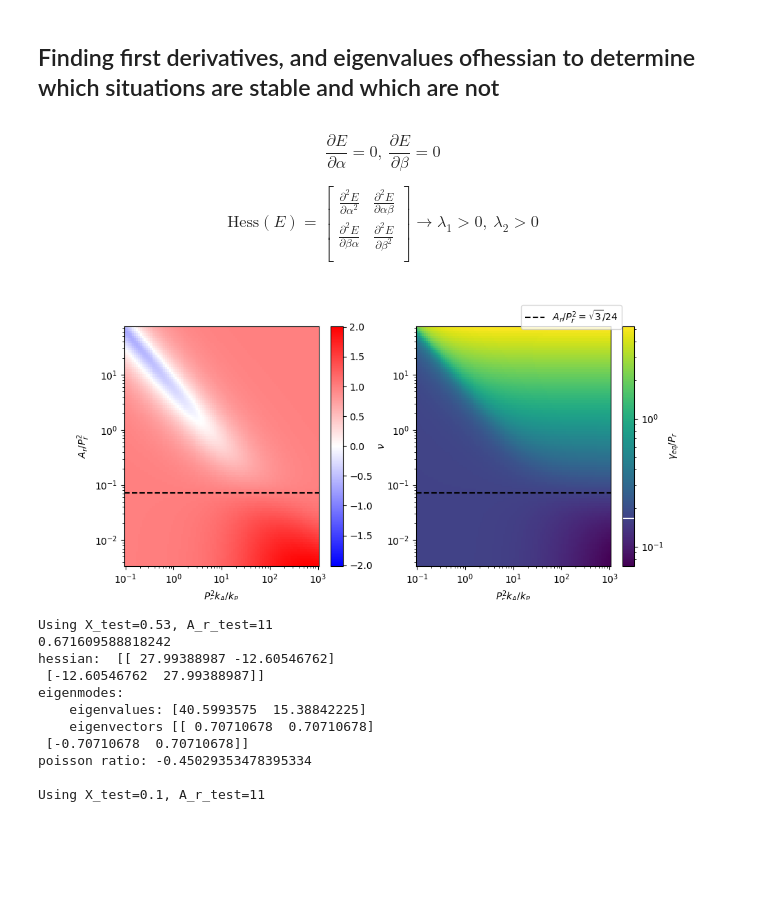
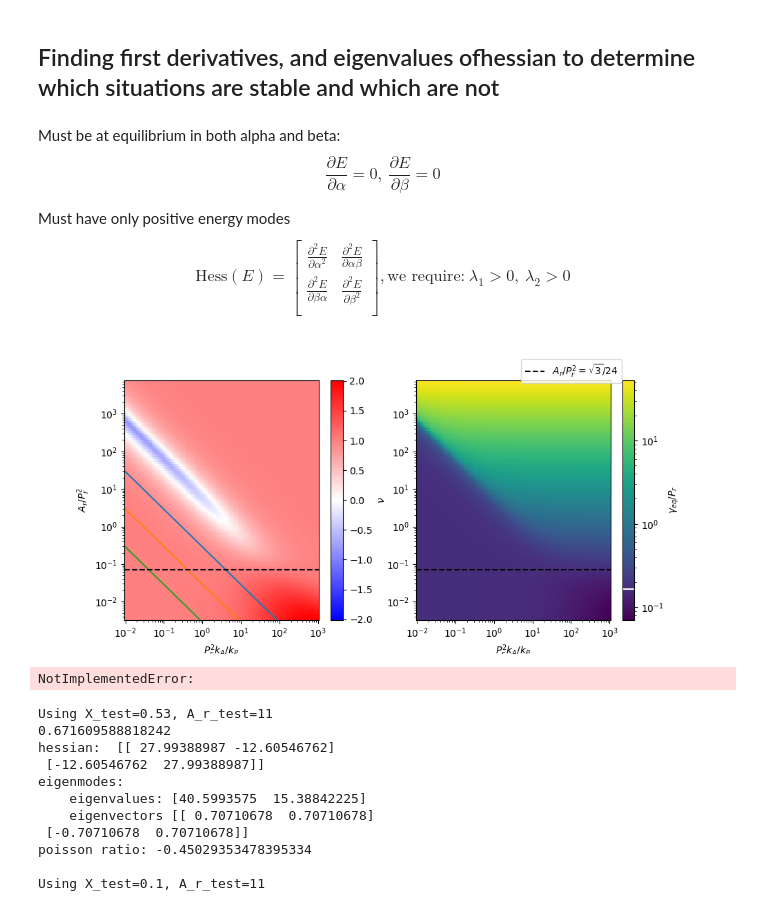
Before and after one commit to frenebo/VMToolkit_pjk, a Jupyter notebook: analytic_notebooks/2024_11_24_analytic_deform.ipynb, the cells around one changed output. Cells and saved outputs as stored; diff of their text form; code cells hidden in the pictures; blank space fills up the shorter version.

```diff
--- a/analytic_notebooks/2024_11_24_analytic_deform.ipynb
+++ b/analytic_notebooks/2024_11_24_analytic_deform.ipynb
@@ -421,13 +421,15 @@ def find_gamma_eq_tilde_numeric(X_value, A_r_til_value):
 # %% [markdown]
 ## Finding first derivatives, and eigenvalues ofhessian to determine which situations are stable and which are not
 # %% [markdown]
+Must be at equilibrium in both alpha and beta:
 $$ \frac{\partial E}{\partial \alpha} = 0, \ \frac{\partial E}{\partial \beta} = 0 $$
 
+Must have only positive energy modes
 $$
 \textrm{Hess}(E) = \begin{bmatrix}
     \frac{\partial^2 E}{\partial \alpha^2} & \frac{\partial^2 E}{\partial \alpha \beta} \\
     \frac{\partial^2 E}{\partial \beta \alpha} & \frac{\partial^2 E}{\partial \beta^2} \\
-\end{bmatrix} \rightarrow \lambda_1 > 0, \ \lambda_2 > 0
+\end{bmatrix}, \text{we require:} \ \lambda_1 > 0, \ \lambda_2 > 0
 $$
 # %%
 E_tilded_hessian_symbolic = [[E_tilded.diff(var_i, var_j) for var_i in [alpha_til, beta_til]] for var_j in [alpha_til, beta_til]]
@@ -525,22 +527,25 @@ from matplotlib.colors import LogNorm
 from matplotlib.ticker import LogFormatterMathtext
 
 def plot_gamma_eq_2d():
-    Xratio_range = (0.1, 1000)
+    Xratio_range = (0.01, 1000)
 
-    ## A_r_tilde = A_r/(P_r)^2
-    A_r_til_range = ((np.sqrt(3)/24)*0.05 ,(np.sqrt(3)/24)*1000)
+    A_r_til_range = ((np.sqrt(3)/24)*0.05 ,(np.sqrt(3)/24)*100000)
 
-    A_r_til_vals, Xratio_vals = np.meshgrid(
-        np.logspace(
+    A_r_plot_vals = np.logspace(
             np.log10(A_r_til_range[0]),
             np.log10(A_r_til_range[1]),
             100,
-        ),
-        np.logspace(
+        )
+
+    Xratio_plot_vals = np.logspace(
             np.log10(Xratio_range[0]),
             np.log10(Xratio_range[1]),
             100,
-        ),
+        )
+
+    A_r_til_vals, Xratio_vals = np.meshgrid(
+        A_r_plot_vals,
+        Xratio_plot_vals,
     )
 
     poisson_ratio_Z = np.zeros_like(Xratio_vals,dtype=float)
@@ -562,8 +567,11 @@ def plot_gamma_eq_2d():
             hessian_eigen_res = get_equilibrium_hessian_eigenmodes(gamma_til_eq_num, X_num, A_r_til_num)
             is_stable = hessian_eigen_res.eigenvalues.min() > 0
 
+            # Just make sure that we are graphing equilbrium points - this should probably be the case in general,
+            # but just being safe.
 
-            if is_an_equilibrium: #and is_stable:
+            # Not currentlly checking is_stable
+            if is_an_equilibrium:
                 gamma_til_eq_Z[i][j] = gamma_til_eq_num
 
                 poisson_ratio_Z[i][j] = poisson_ratio_tilde_numeric_f(
@@ -613,34 +621,60 @@ def plot_gamma_eq_2d():
         # vmax=  p_ratio_max_magnitude,
     )
 
+
+    ### Graph constant value for k_P/(k_A * A_0) = 0.289
+    for Y_testval in [3.464,34,346]:
+        # D_rat = 0.289
+        # p0_val = 3.71
+
+        # ax[0].scatter(
+        #     x= K_testval * (p0_val**2),
+        #     y=1/(p0_val**2),
+        # )
+
+        ax[0].plot(
+            Xratio_plot_vals,
+            1.0 / (Y_testval * Xratio_plot_vals)
+            # (K_testval * 1.0) / (Xratio_plot_vals)
+        )
+
+
     ax[0].set_xscale('log')
     ax[0].set_yscale('log')
     ax[1].set_xscale('log')
     ax[1].set_yscale('log')
 
 
     ax[0].set_ylabel(r"$A_r/P_r^2$")
     ax[0].set_xlabel(r"$P_r^2 k_A/k_P$")
     # ax[1].set_ylabel(r"$A_r/P_r^2$")
     ax[1].set_xlabel(r"$P_r^2 k_A/k_P$")
     cbar_poisson  =fig.colorbar(im_poisson_ratio, orientation='vertical', label=r"$\nu$")#, format=LogFormatterMathtext())
 
     cbar_gamma  =fig.colorbar(im_gamma_til_eq, orientation='vertical', label=r"$\gamma_{eq}/P_r$", format=LogFormatterMathtext())
 
     cbar_gamma.ax.axhline(1/6, c='w', label=r"\gamma_{eq}/P_r=1/6")
     ax[1].axhline(np.sqrt(3)/24, c='black', linestyle='--', label=r"$A_r/P_r^2 = \sqrt{3}/24$")
     ax[0].axhline(np.sqrt(3)/24, c='black', linestyle='--')
 
     ax[1].sharex(ax[0])
     ax[1].sharey(ax[0])
 
     plt.legend(loc='upper center', bbox_to_anchor=(0.8,1.11))
     plt.show()
 
 
 plot_gamma_eq_2d()
 # %% [output]
-[figure, old version]
+[figure, new version]
+# %%
+def plot_poisson_from_of_p0_and_gamma_K_A0_sijie_params():
+    raise NotImplementedError()
+
+
+plot_poisson_from_of_p0_and_gamma_K_A0_sijie_params()
+# %% [output]
+NotImplementedError:
 # %%
 def test_some_neg_pt(X_test=0.53):
     # X_test = 0.53
```
Also changed, not shown: parts of 14 cells of this notebook, 5 other files.
